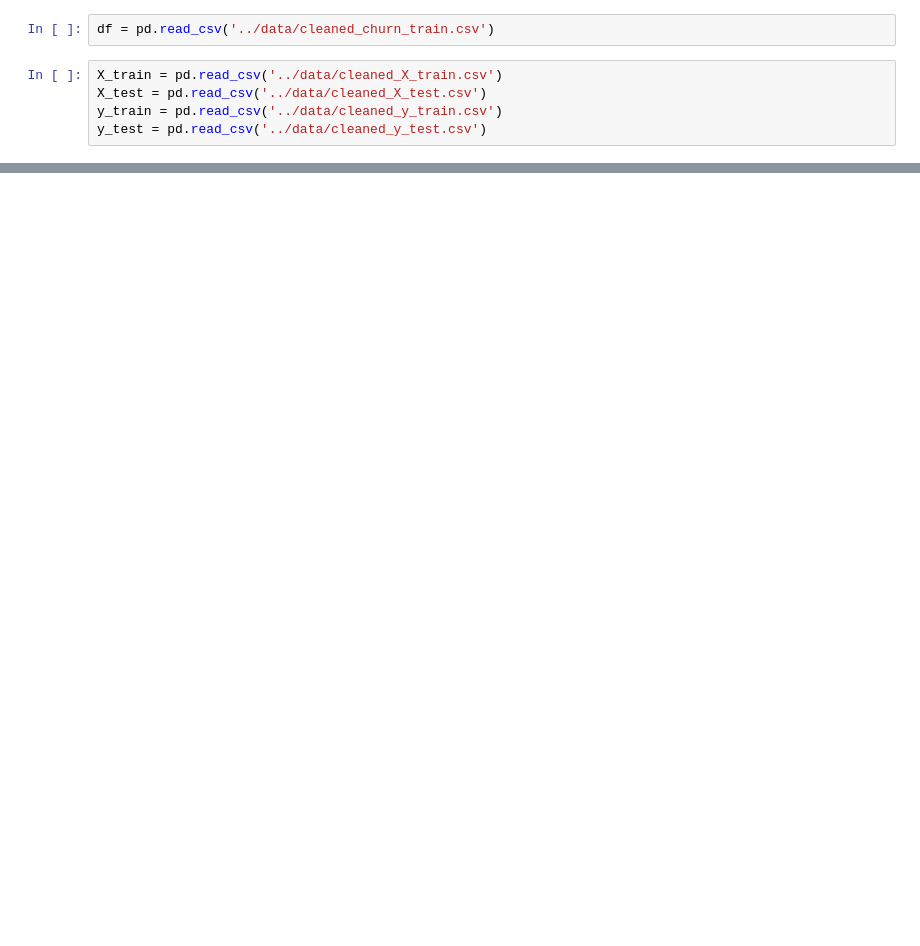
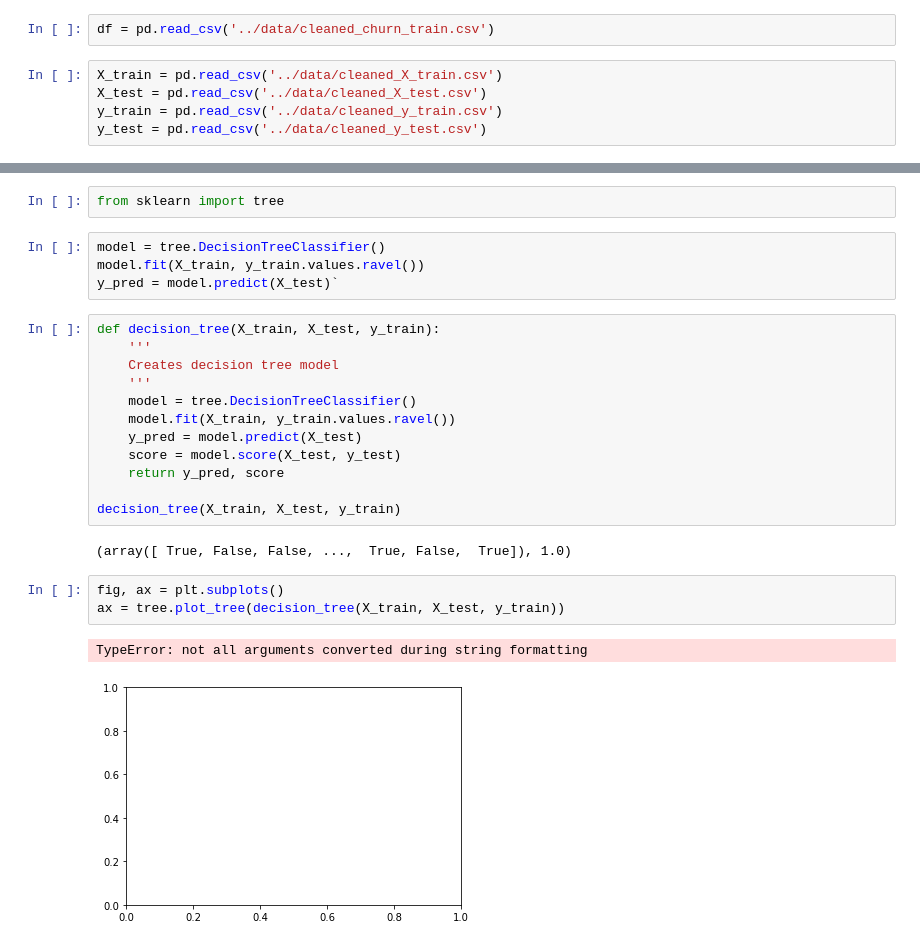
Before and after one commit to MegansColorado/supervised-learning-casestudy, a Jupyter notebook: notebooks/charles_part2.ipynb, the cells around one changed output, grey strips where cells are left out. Drawn from its saved outputs; the diff is of its cells as text; blank space fills up the shorter version.

```diff
--- a/notebooks/charles_part2.ipynb
+++ b/notebooks/charles_part2.ipynb
@@ -30,0 +48,26 @@ y_test
+# %%
+from sklearn import tree
+# %%
+model = tree.DecisionTreeClassifier()
+model.fit(X_train, y_train.values.ravel())
+y_pred = model.predict(X_test)`
+# %%
+def decision_tree(X_train, X_test, y_train):
+    '''
+    Creates decision tree model
+    '''
+    model = tree.DecisionTreeClassifier()
+    model.fit(X_train, y_train.values.ravel())
+    y_pred = model.predict(X_test)
+    score = model.score(X_test, y_test)
+    return y_pred, score
+
+decision_tree(X_train, X_test, y_train)
+# %% [output]
+(array([ True, False, False, ...,  True, False,  True]), 1.0)
+# %%
+fig, ax = plt.subplots()
+ax = tree.plot_tree(decision_tree(X_train, X_test, y_train))
+# %% [output]
+TypeError: not all arguments converted during string formatting
+[figure, added]
```
Also changed, not shown: parts of 14 cells of this notebook.
